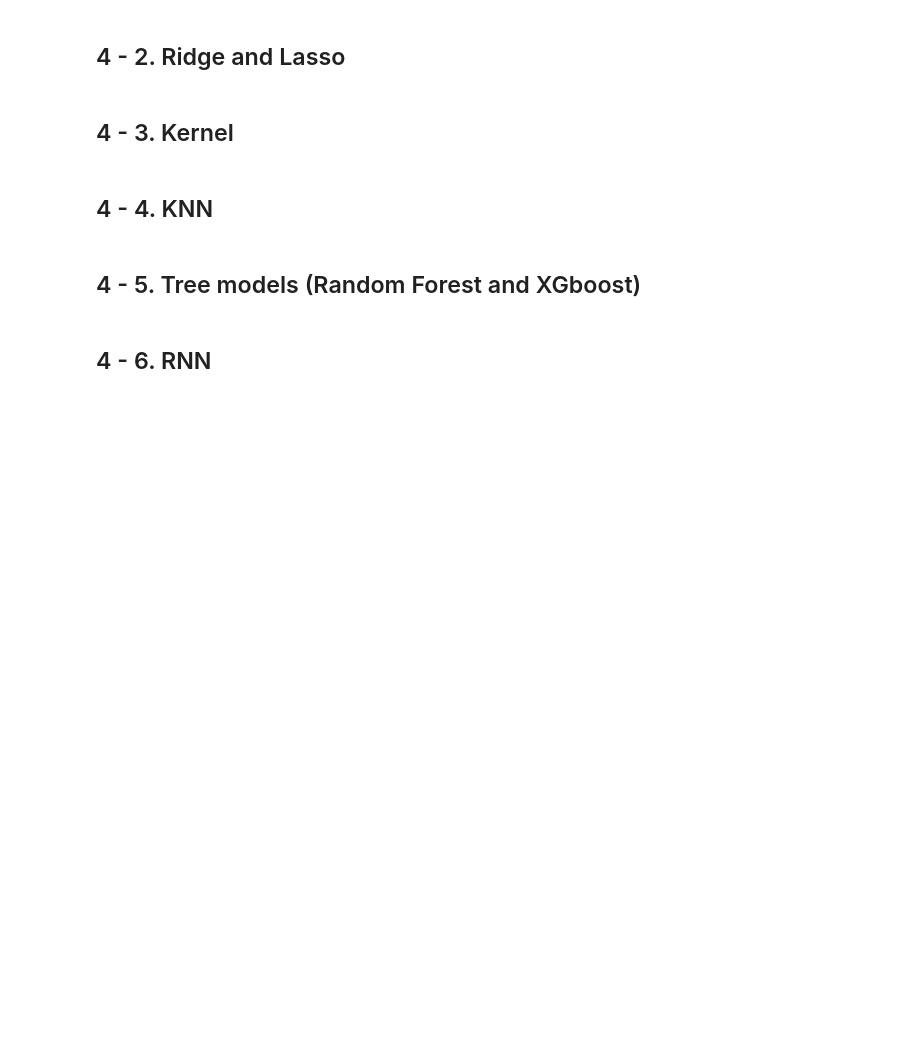
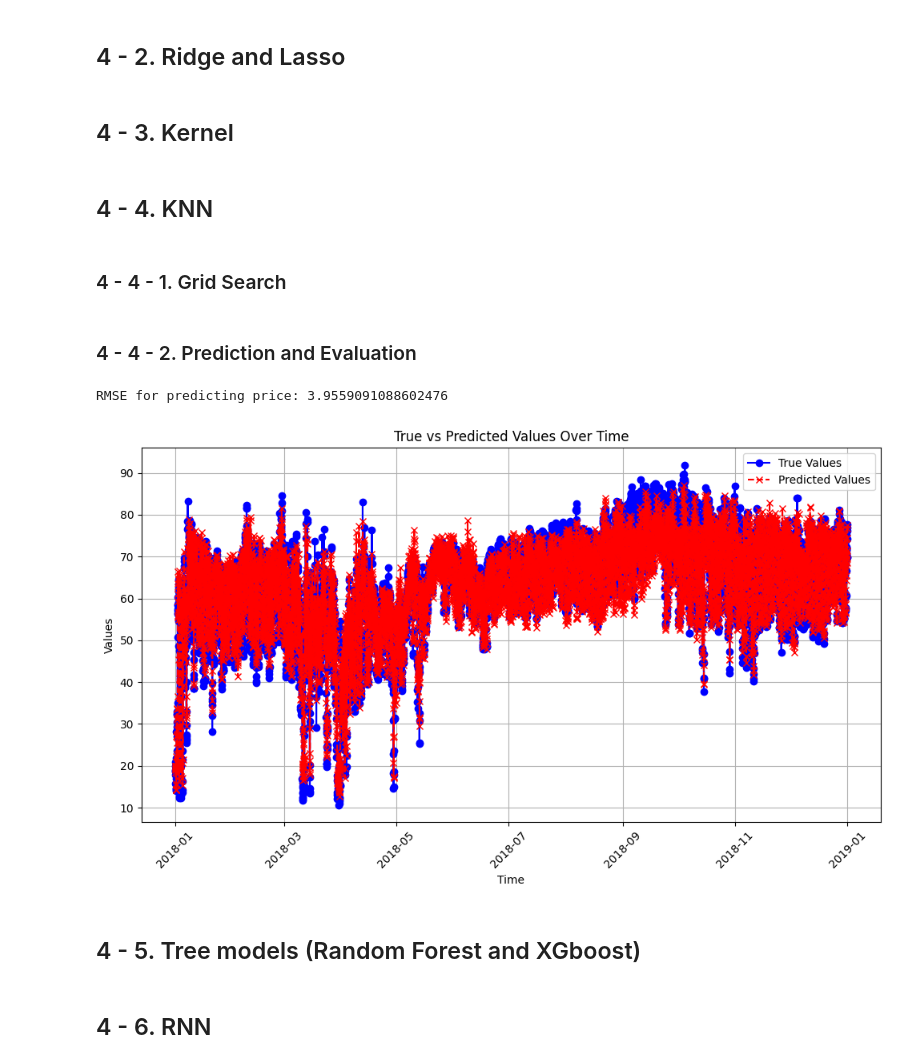
Before and after one commit to MDS-Mountain-Club/MDS_ML_Project, a Jupyter notebook: Group Write-Up (Mountain Club).ipynb, the cells around one changed output. Saved outputs shown, nothing was run; the diff lists cells and outputs as text; code cells hidden in the pictures; blank space fills up the shorter version.

```diff
--- a/Group Write-Up (Mountain Club).ipynb
+++ b/Group Write-Up (Mountain Club).ipynb
@@ -96,3 +179,15 @@ NameError: name 'df2' is not defined
+# %%
+train_end_date = pd.to_datetime('2017-12-31 23:00:00+00:00')
+X_train, X_test = split_by_date(X_10,train_end_date)
+y_price_train, y_price_test = split_by_date(y_price, train_end_date)
+# Standardize X variable
+scaler_x = StandardScaler()
+X_train_scaled = scaler_x.fit_transform(X_train)
+X_test_scaled = scaler_x.transform(X_test)
+# Stadardize Y variable (This is depending on what model you use)
+scaler_y = StandardScaler()
+y_price_train_scaled = scaler_y.fit_transform(y_price_train.values.reshape(-1, 1))
+y_price_test_scaled = scaler_y.fit_transform(y_price_test.values.reshape(-1, 1))
 # %% [markdown]
 ## 4 - 1. Linear Regression
 # %% [markdown]
@@ -101,3 +196,5 @@ NameError: name 'df2' is not defined
 ## 4 - 3. Kernel
 # %% [markdown]
 ## 4 - 4. KNN
+# %% [markdown]
+### 4 - 4 - 1. Grid Search
@@ -104,3 +209,20 @@ NameError: name 'df2' is not defined
+# %% [markdown]
+### 4 - 4 - 2. Prediction and Evaluation
+# %%
+cv_knn.fit(X_train_scaled, y_price_train_scaled)
+# Prediction
+y_price_pred_scaled_knn = cv_knn.predict(X_test_scaled)
+y_price_pred_knn = scaler_y.inverse_transform(y_price_pred_scaled_knn)
+
+# MSE
+rmse_price = root_mean_squared_error(y_price_test, y_price_pred_knn)
+print("RMSE for predicting price:", rmse_price)
+# %% [output]
+RMSE for predicting price: 3.9559091088602476
+# %%
+plot_true_pred(X_test, y_price_pred, y_price_test)
+# %% [output]
+[figure, added]
 # %% [markdown]
 ## 4 - 5. Tree models (Random Forest and XGboost)
 # %% [markdown]
```
Also changed, not shown: parts of 27 cells of this notebook.
